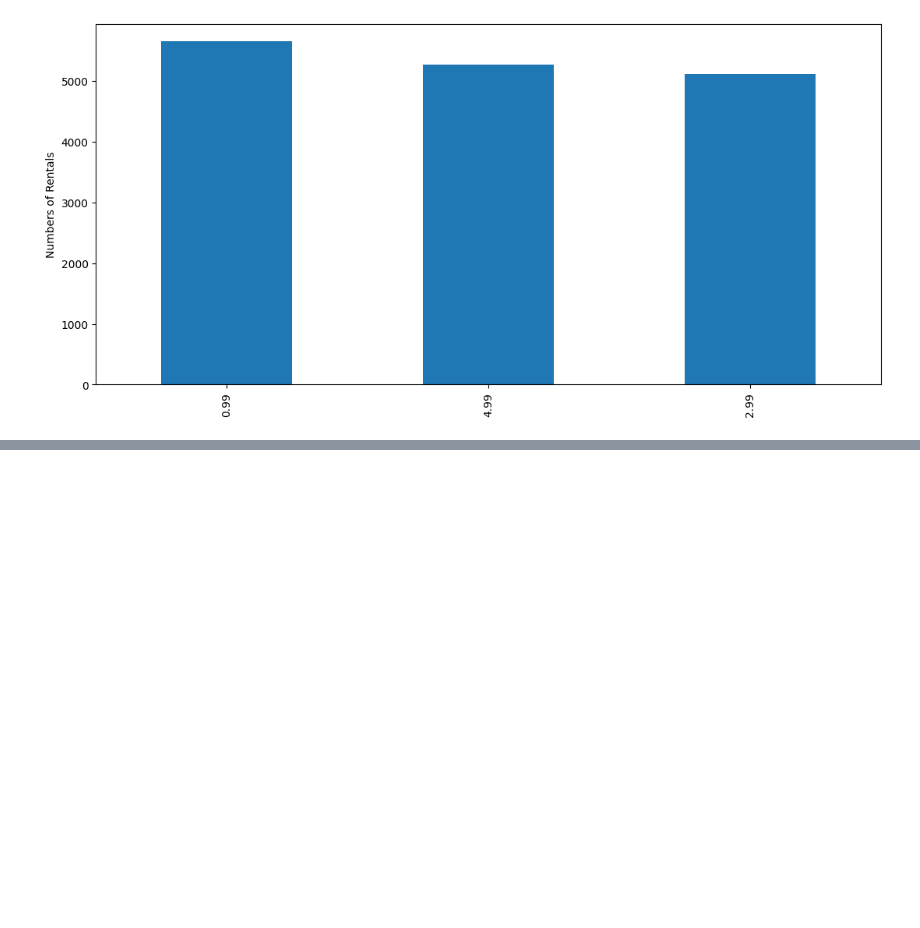
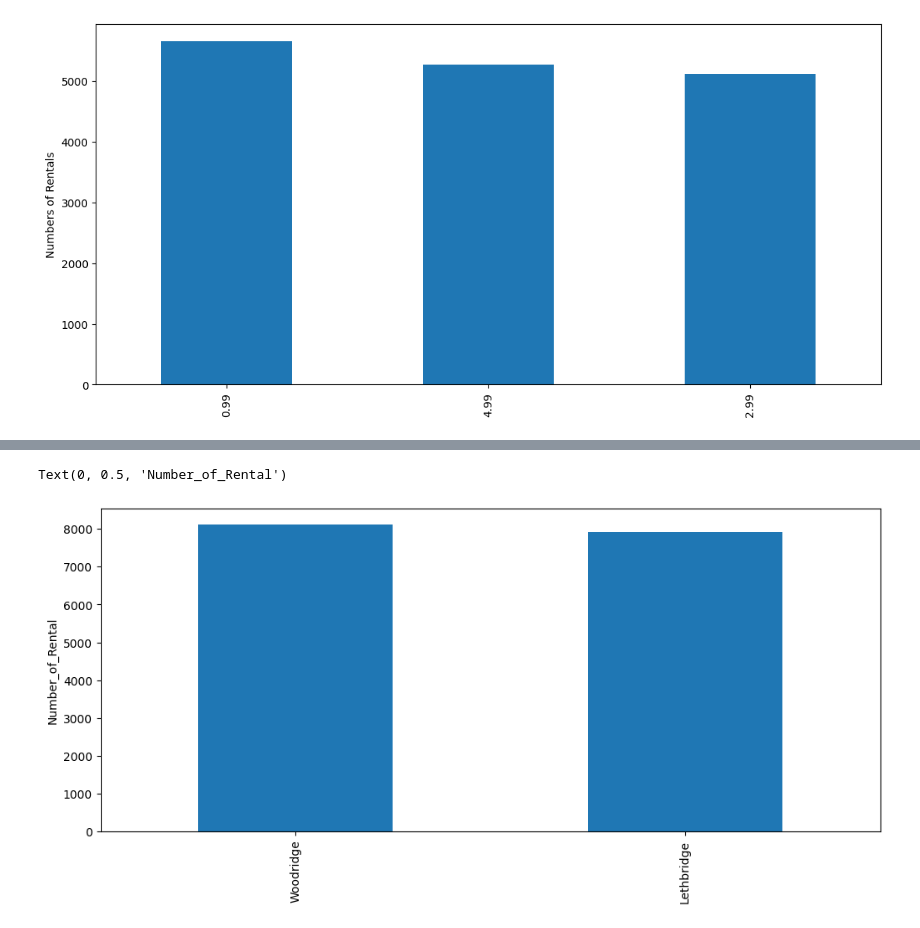
Before and after one commit to christos8566/freecodecamp_data_analysis.res, a Jupyter notebook: Lecture_2.ipynb, the cells around one changed output, grey strips where cells are left out. Saved outputs shown, nothing was run; the diff lists cells and outputs as text; code cells hidden in the pictures; blank space fills up the shorter version.

```diff
--- a/Lecture_2.ipynb
+++ b/Lecture_2.ipynb
@@ -114,0 +130,6 @@ Text(0, 0.5, 'Numbers of Rentals')
+# %%
+ax = df['rental_store_city'].value_counts().plot(kind = 'bar', figsize = [12, 5])
+ax.set_ylabel('Number_of_Rental')
+# %% [output]
+Text(0, 0.5, 'Number_of_Rental')
+[figure, added]
```
Also changed, not shown: parts of 20 cells of this notebook.
